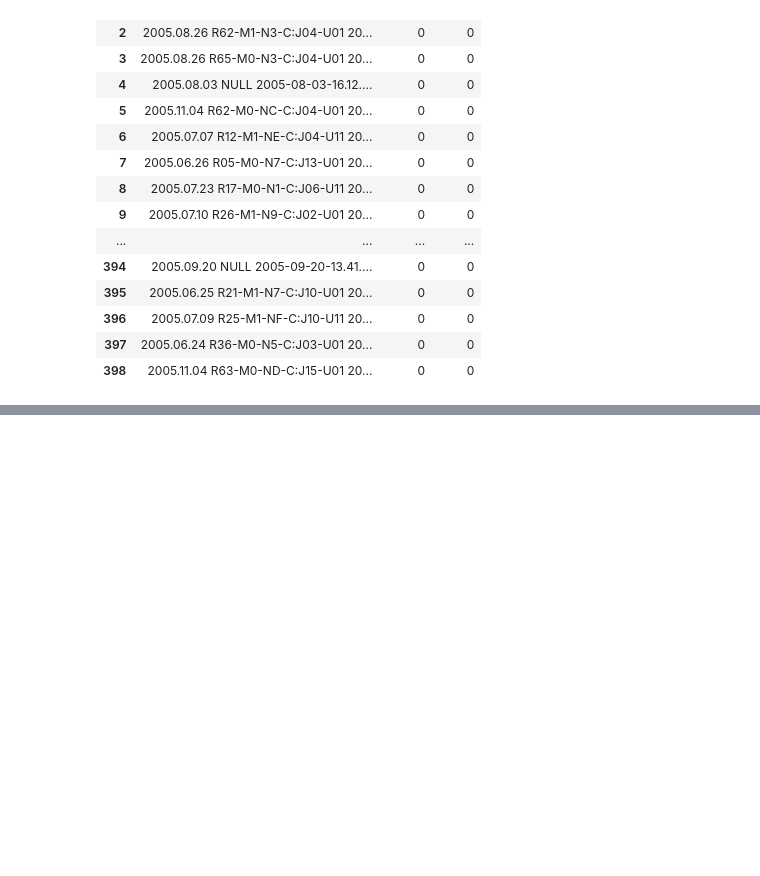
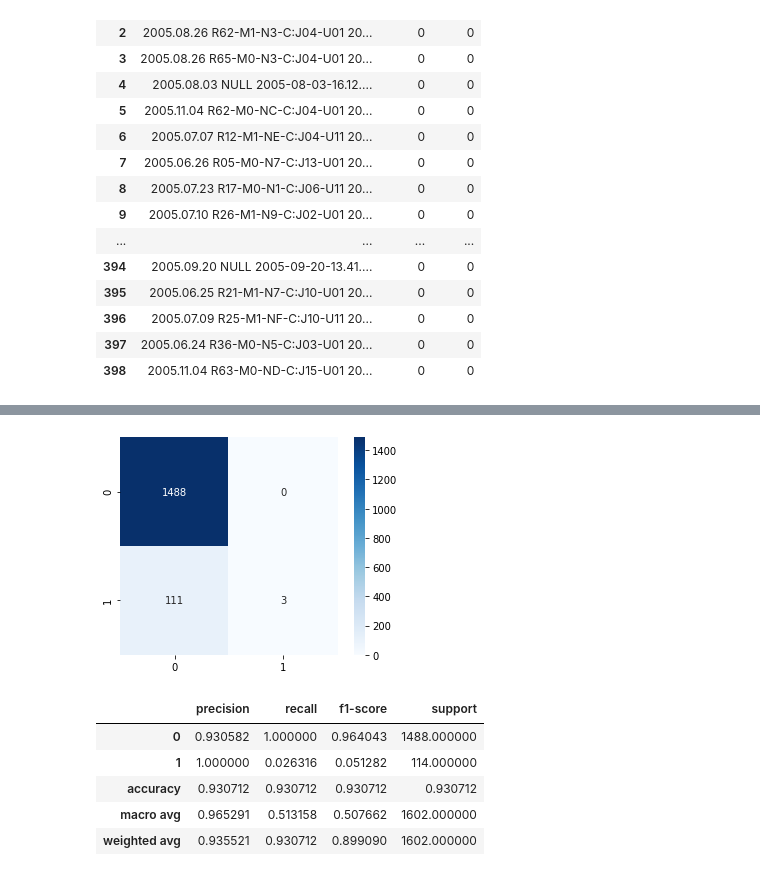
Before and after one commit to tkn34/Log-Analysis, a Jupyter notebook: exec.ipynb, the cells around one changed output, grey strips where cells are left out. Cells and saved outputs as stored; diff of their text form; code cells hidden in the pictures; blank space fills up the shorter version.

```diff
--- a/exec.ipynb
+++ b/exec.ipynb
@@ -668,0 +863,8 @@ test_tmp.style.apply(highlight_greaterthan, threshold=1.0, column=['y_pred'], ax
+# %%
+# 特徴量抽出(TF-IDF)
+fe_train, vocabulary = FeatureExtraction(train["log(after)"].values, config, mode="train", fe_type="tfilf")()
+fe_test, _ = FeatureExtraction(test["log(after)"].values, config, mode="test", fe_type="tfilf")()
+fe_train["label"] = train["label"].values
+fe_test["label"] = test["label"].values
+display(fe_train)
+display(fe_test)
@@ -668,0 +898,5 @@ test_tmp.style.apply(highlight_greaterthan, threshold=1.0, column=['y_pred'], ax
+# %%
+# ラベル生成
+fe_train["use_label"] = [0 if (i==1) or (i==0) else 1 for i in fe_train["label"].values]
+fe_train["true_label"] = [1 if (i==1) or (i==-1) else 0 for i in fe_train["label"].values]
+display(fe_train)
@@ -668,0 +917,6 @@ test_tmp.style.apply(highlight_greaterthan, threshold=1.0, column=['y_pred'], ax
+# %%
+# インスタンス生成
+param_grid = {"base_estimator__max_depth": [3,5,10,20]}
+grid_clf = GridSearchCV(BaggingPuClassifier(lgb.LGBMClassifier()), param_grid, cv=5, verbose=1)
+# 学習実行
+pu_model_grid = grid_clf.fit(fe_train.iloc[:,:-3].values, fe_train["use_label"])
@@ -668,0 +943,19 @@ test_tmp.style.apply(highlight_greaterthan, threshold=1.0, column=['y_pred'], ax
+# %%
+### 学習時のスコア表示
+# 予測値のデータ生成
+y_pred_ilf = pu_model_grid.predict(fe_train.iloc[:,:-3].values)
+# スコア算出
+cm_ilf = confusion_matrix(fe_train["true_label"].values, y_pred_ilf)
+classification_result_ilf = pd.DataFrame(classification_report(fe_train["true_label"].values, y_pred_ilf, output_dict=True)).T
+# スコア表示
+sns.heatmap(cm_ilf, square=True, cbar=True, annot=True, cmap='Blues', fmt='d')
+plt.show()
+display(classification_result_ilf)
+# %% [output]
+[figure, added]
+|  | precision | recall | f1-score | support |
+| 0 | 0.930582 | 1.000000 | 0.964043 | 1488.000000 |
+| 1 | 1.000000 | 0.026316 | 0.051282 | 114.000000 |
+| accuracy | 0.930712 | 0.930712 | 0.930712 | 0.930712 |
+| macro avg | 0.965291 | 0.513158 | 0.507662 | 1602.000000 |
+| weighted avg | 0.935521 | 0.930712 | 0.899090 | 1602.000000 |
```
Also changed, not shown: parts of 18 cells of this notebook.
